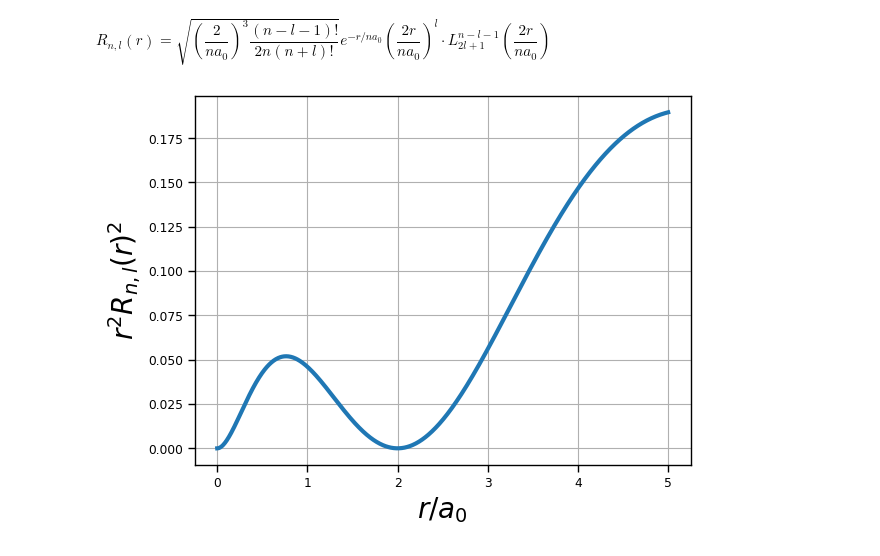
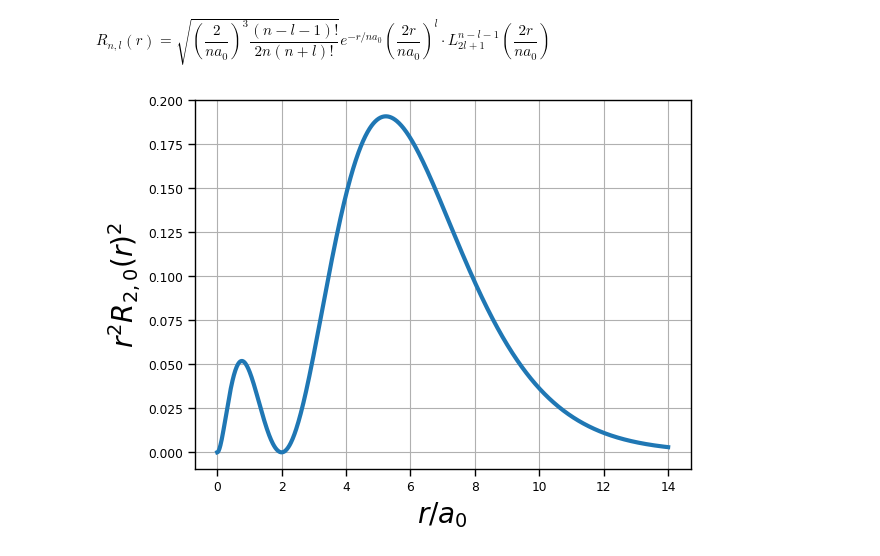
Before and after one commit to KemalOenen/physics-3-lecture, a Jupyter notebook: Blatt 9/Hydrogen.ipynb, the cells around one changed output. Cells and saved outputs as stored; diff of their text form; code cells hidden in the pictures.

```diff
--- a/Blatt 9/Hydrogen.ipynb
+++ b/Blatt 9/Hydrogen.ipynb
@@ -19,7 +40,7 @@ import scipy.special as spe
 # %% [markdown]
 $R_{n,l}(r) = \sqrt{\left(\dfrac{2}{na_0}\right)^3\dfrac{(n-l-1)!}{2n(n+l)!}}e^{-r/na_0} \left(\dfrac{2r}{na_0} \right)^l \cdot L_{2l+1}^{n-l-1} \left(\dfrac{2r}{na_0} \right)$
 # %%
-def W_r(r,n,l):
+def Psi_R(r,n,l):
 
     coeff = np.sqrt((2.0/n)**3 * spe.factorial(n-l-1) /(2.0*n*spe.factorial(n+l)))
 
@@ -29,16 +50,18 @@ def W_r(r,n,l):
 # %%
 sns.set_context("paper")
 
-r = np.linspace(0,5,1000)
+r = np.linspace(0,14,1000)
 
-R = W_r(r,n=2,l=0)
+R = Psi_R(r,n=2,l=0)
 
 plt.plot(r, R**2, lw=3)
 
 plt.xlabel('$r / a_0$',fontsize=20)
 
-plt.ylabel('$r^2 R_{n,l}(r)^2$', fontsize=20)
+plt.ylabel('$r^2 R_{2,0}(r)^2$', fontsize=20)
 
 plt.grid('True')
+
+plt.savefig("R_{2,0}(r)^2.png", dpi = 500)
 # %% [output]
-[figure, old version]
+[figure, new version]
```
Also changed, not shown: parts of 9 cells of this notebook, 1 other file.
